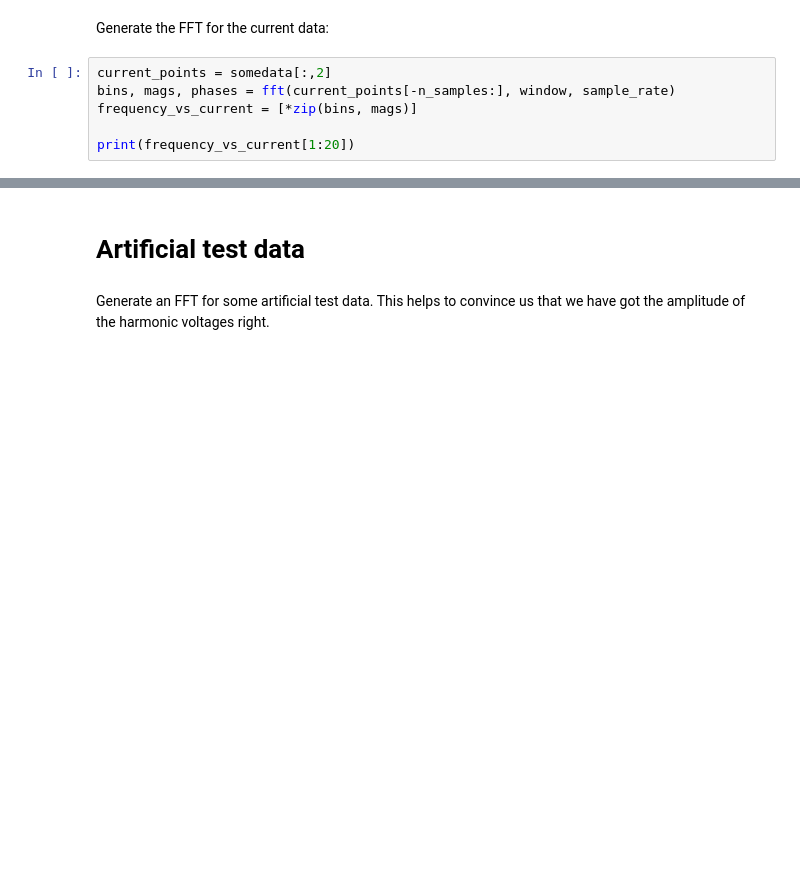
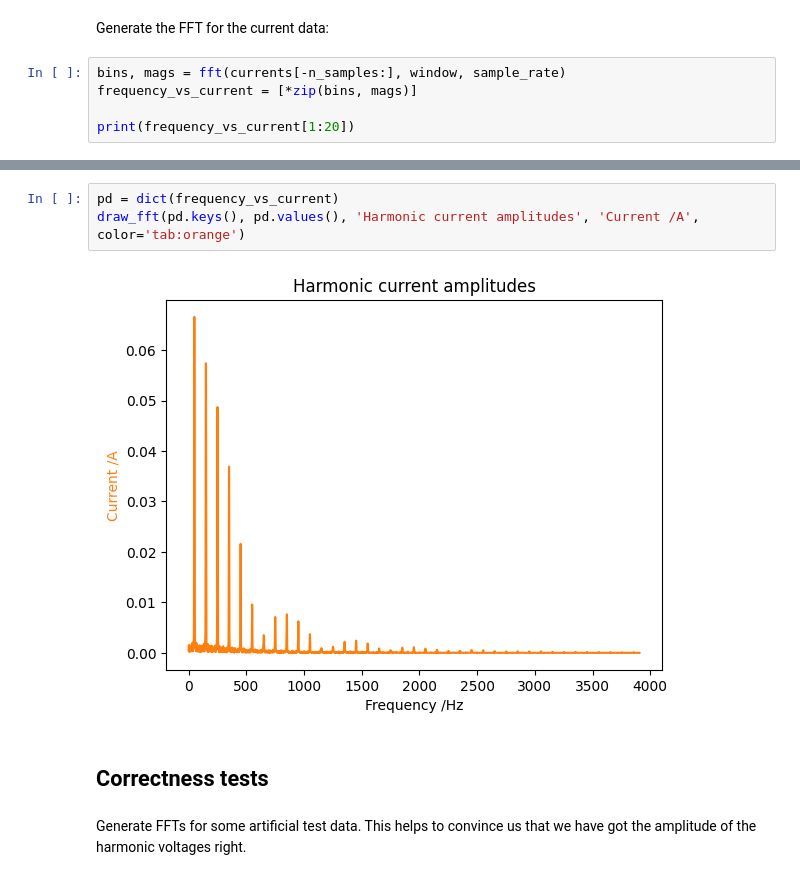
Before and after one commit to arup-group/pqm-hellebores, a Jupyter notebook: nb/energy_and_power_quality_calculations_2.ipynb, the cells around one changed output, grey strips where cells are left out. Saved outputs shown, nothing was run; the diff lists cells and outputs as text; blank space fills up the shorter version.

```diff
--- a/nb/energy_and_power_quality_calculations_2.ipynb
+++ b/nb/energy_and_power_quality_calculations_2.ipynb
@@ -281,8 +321,7 @@ print(frequency_vs_voltage[1:20])
 # %% [markdown]
 Generate the FFT for the current data:
 # %%
-current_points = somedata[:,2]
-bins, mags, phases = fft(current_points[-n_samples:], window, sample_rate)
+bins, mags = fft(currents[-n_samples:], window, sample_rate)
 frequency_vs_current = [*zip(bins, mags)]
 
 print(frequency_vs_current[1:20])
@@ -291,5 +330,10 @@ print(frequency_vs_current[1:20])
-# %% [markdown]
-# Artificial test data
+# %%
+pd = dict(frequency_vs_current)
+draw_fft(pd.keys(), pd.values(), 'Harmonic current amplitudes', 'Current /A', color='tab:orange')
+# %% [output]
+[figure, added]
+# %% [markdown]
+## Correctness tests
 # %% [markdown]
-Generate an FFT for some artificial test data. This helps to convince us that we have got the amplitude of the harmonic voltages right.
+Generate FFTs for some artificial test data. This helps to convince us that we have got the amplitude of the harmonic voltages right.
 # %%
```
Also changed, not shown: parts of 36 cells of this notebook, 1 other file.
